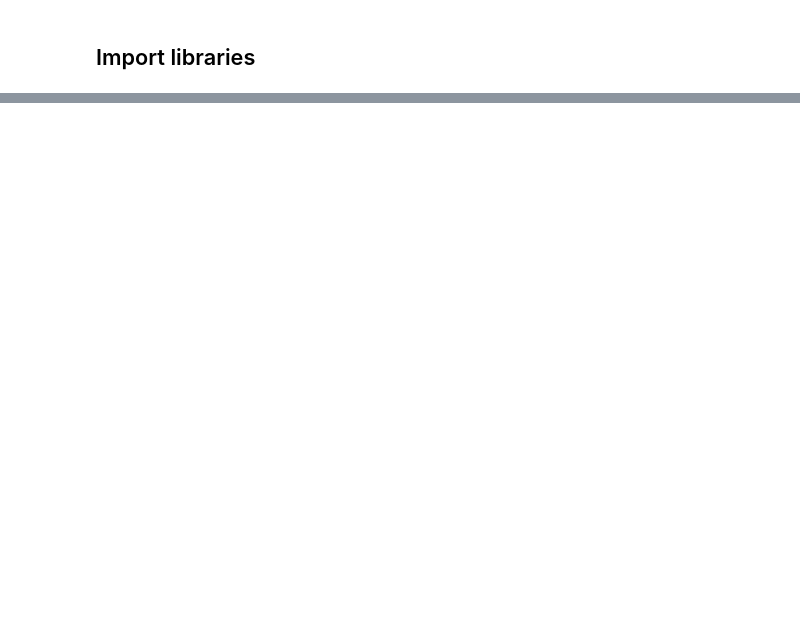
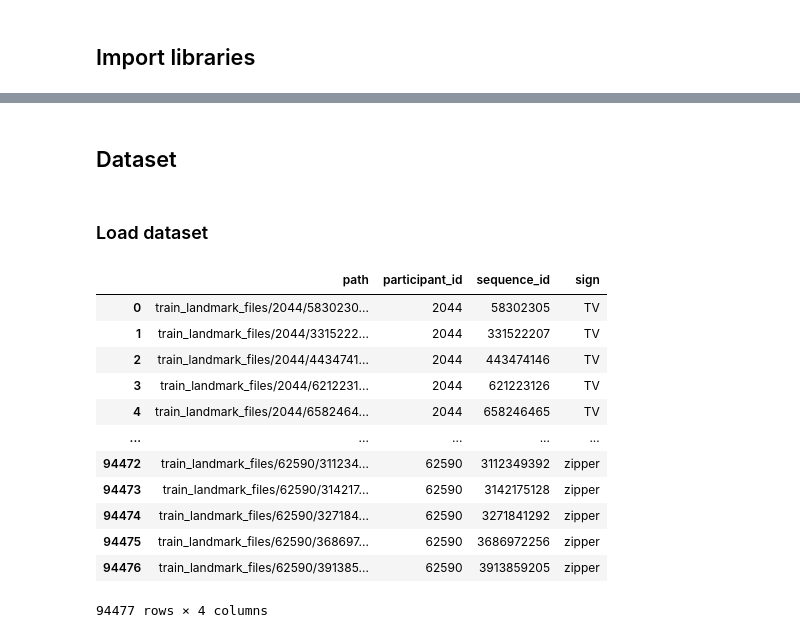
Before and after one commit to Mlamalerie/Isolated-Sign-Language-Recognition, a Jupyter notebook: Model Building.ipynb, the cells around one changed output, grey strips where cells are left out. Saved outputs shown, nothing was run; the diff lists cells and outputs as text; code cells hidden in the pictures; blank space fills up the shorter version.

```diff
--- a/Model Building.ipynb
+++ b/Model Building.ipynb
@@ -8,0 +12,23 @@ KeyboardInterrupt
+# %% [markdown]
+## Dataset
+# %% [markdown]
+### Load dataset
+# %%
+from params import *
+train_path = f"{BASE_DATASET_PATH}/train.csv"
+df_train = pd.read_csv(train_path).sort_values(by=["participant_id", "sign", "sequence_id"]).reset_index(drop=True)
+df_train
+# %% [output]
+|  | path | participant_id | sequence_id | sign |
+| 0 | train_landmark_files/2044/5830230... | 2044 | 58302305 | TV |
+| 1 | train_landmark_files/2044/3315222... | 2044 | 331522207 | TV |
+| 2 | train_landmark_files/2044/4434741... | 2044 | 443474146 | TV |
+| 3 | train_landmark_files/2044/6212231... | 2044 | 621223126 | TV |
+| 4 | train_landmark_files/2044/6582464... | 2044 | 658246465 | TV |
+| ... | ... | ... | ... | ... |
+| 94472 | train_landmark_files/62590/311234... | 62590 | 3112349392 | zipper |
+| 94473 | train_landmark_files/62590/314217... | 62590 | 3142175128 | zipper |
+| 94474 | train_landmark_files/62590/327184... | 62590 | 3271841292 | zipper |
+| 94475 | train_landmark_files/62590/368697... | 62590 | 3686972256 | zipper |
+| 94476 | train_landmark_files/62590/391385... | 62590 | 3913859205 | zipper |
+94477 rows × 4 columns
```
Also changed, not shown: parts of 12 cells of this notebook, 3 other files.
